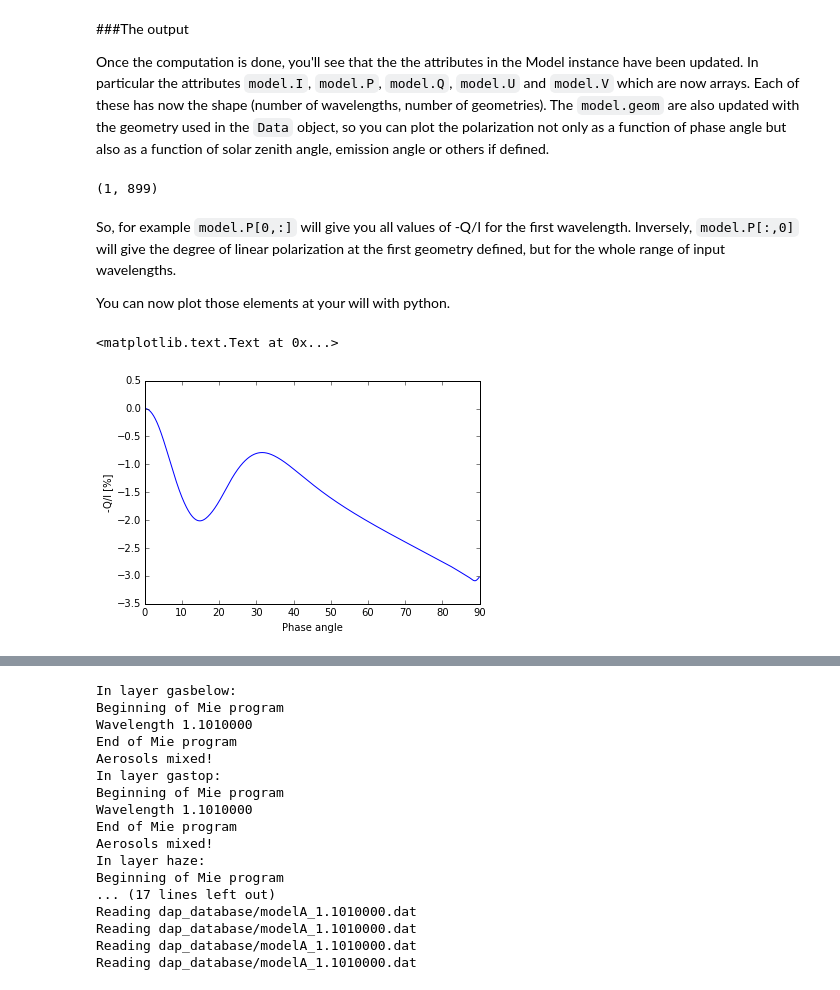
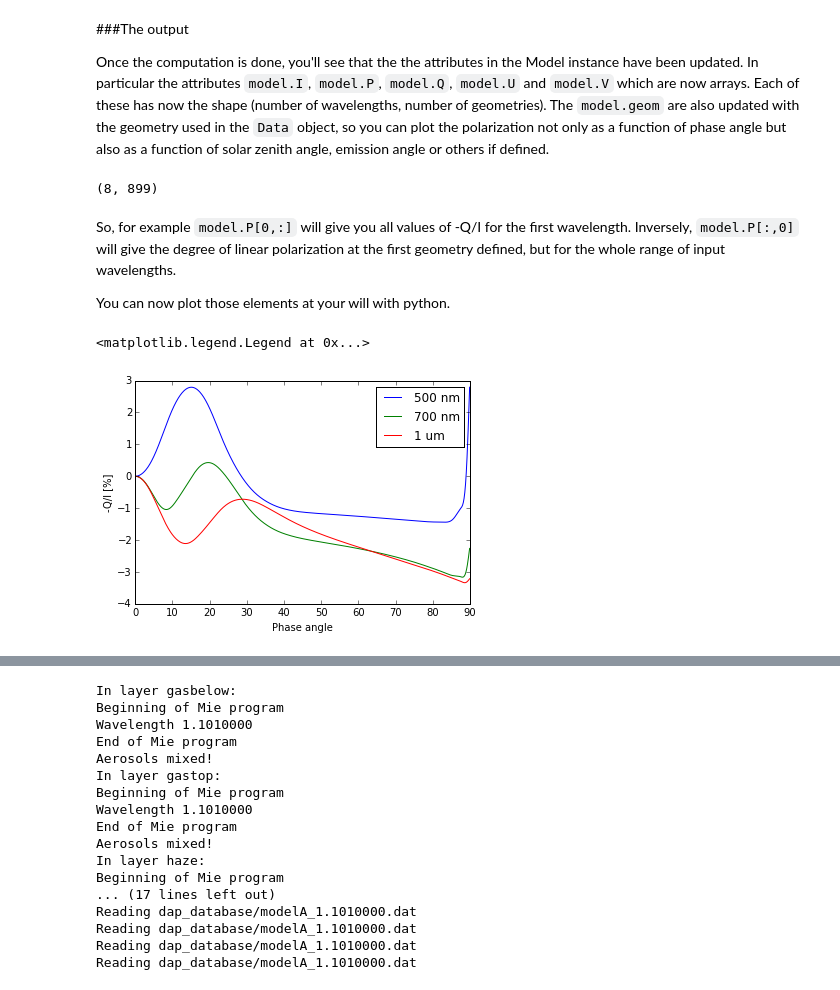
Before and after one commit to gouravmahapatra/pymiedap, a Jupyter notebook: pymiedap_tutorial.ipynb, the cells around one changed output, grey strips where cells are left out. Saved outputs shown, nothing was run; the diff lists cells and outputs as text; code cells hidden in the pictures.

Commit message:
Added spectra plot in tutorial

```diff
--- a/pymiedap_tutorial.ipynb
+++ b/pymiedap_tutorial.ipynb
@@ -489,3 +487,6 @@ model = pmd.Model() # starting with a fresh model
+# %%
+model = pmd.Model() # starting with a fresh model
+model.wvl_list = [0.3, 0.4, 0.5, 0.6, 0.7, 0.8, 0.9, 1.0] #setting new wavelengths
 # %%
 pmd.read_model(model,data, step=1)
 # %% [output]
@@ -515,15 +516,18 @@ Once the computation is done, you'll see that the the attributes in the Model in
 # %%
 model.I.shape
 # %% [output]
-(1, 899)
+(8, 899)
 # %% [markdown]
 So, for example `model.P[0,:]` will give you all values of -Q/I for the first wavelength. Inversely, `model.P[:,0]` will give the degree of linear polarization at the first geometry defined, but for the whole range of input wavelengths.
 
 You can now plot those elements at your will with python.
-# %%
-mpl.plot(model.phase,100 * model.P[0,:])
-mpl.xlabel('Phase angle')
-mpl.ylabel('-Q/I [%]')
-# %% [output]
-<matplotlib.text.Text at 0x...>
-[figure, removed]
+# %%
+mpl.plot(model.phase,100 * model.P[2,:], label='500 nm') #plotting a phase curve at 500 nm
+mpl.plot(model.phase,100 * model.P[4,:], label='700 nm') #plotting a phase curve at 700 nm
+mpl.plot(model.phase,100 * model.P[-1,:], label='1 um') #plotting a phase curve at 1 um
+mpl.xlabel('Phase angle')
+mpl.ylabel('-Q/I [%]')
+mpl.legend(loc='upper right')
+# %% [output]
+<matplotlib.legend.Legend at 0x...>
+[figure, added]
```
Also changed, not shown: parts of 11 cells of this notebook.
